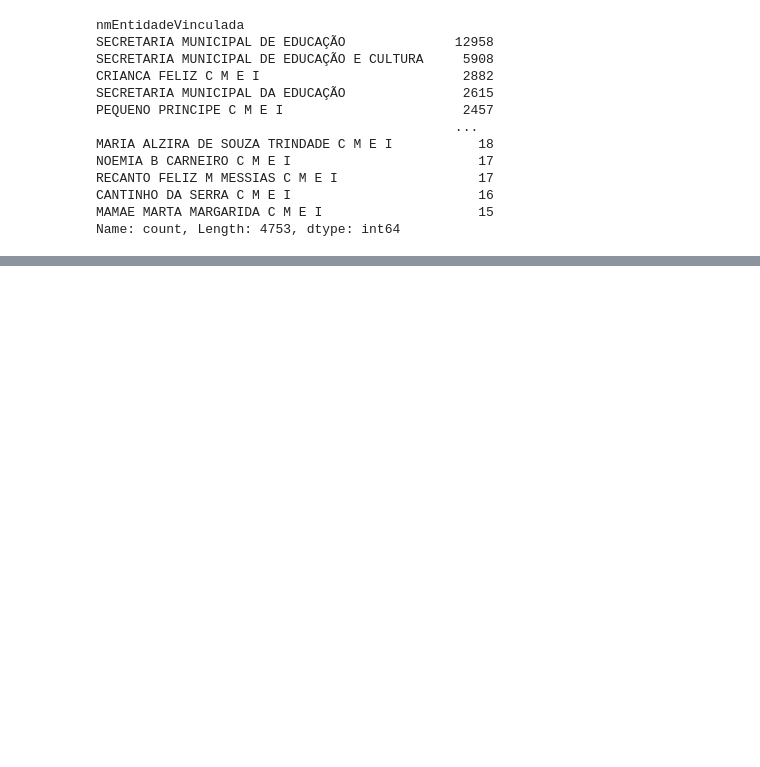
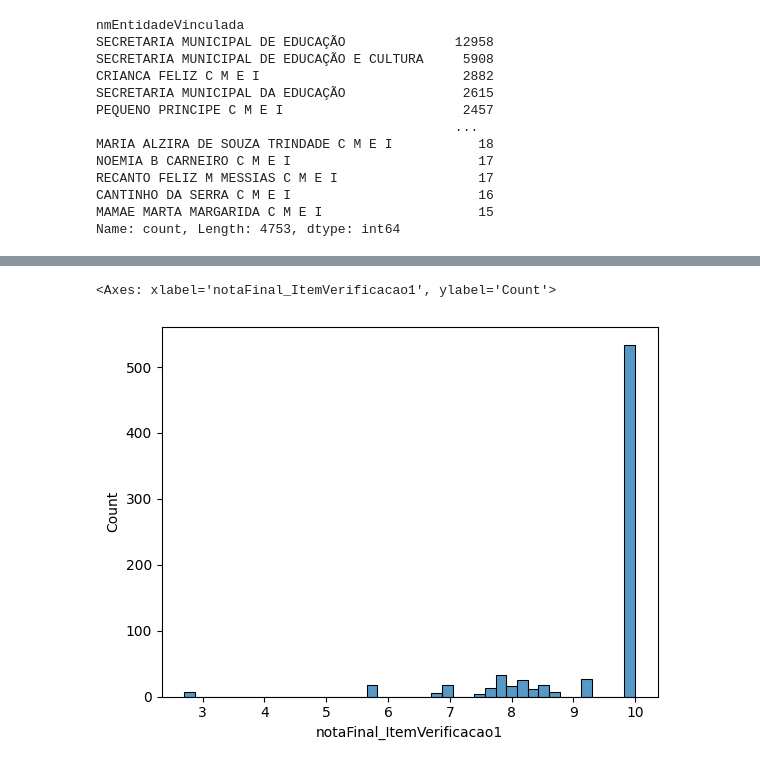
Before and after one commit to rbcip/IND-EDU-PR-META04, a Jupyter notebook: notebooks/exploracao_arquivos.ipynb, the cells around one changed output, grey strips where cells are left out. Saved outputs shown, nothing was run; the diff lists cells and outputs as text; code cells hidden in the pictures; blank space fills up the shorter version.

```diff
--- a/notebooks/exploracao_arquivos.ipynb
+++ b/notebooks/exploracao_arquivos.ipynb
@@ -167,0 +299,3 @@ Name: notaFinalPonderada1, Length: 399, dtype: float64
+# %%
+qtPontes = df.query("municipio == 'QUATRO PONTES'")
+qtPontes
@@ -167,0 +328,5 @@ Name: notaFinalPonderada1, Length: 399, dtype: float64
+# %%
+sns.histplot(qtPontes['notaFinal_ItemVerificacao1'])
+# %% [output]
+<Axes: xlabel='notaFinal_ItemVerificacao1', ylabel='Count'>
+[figure, added]
```
Also changed, not shown: parts of 35 cells of this notebook.
